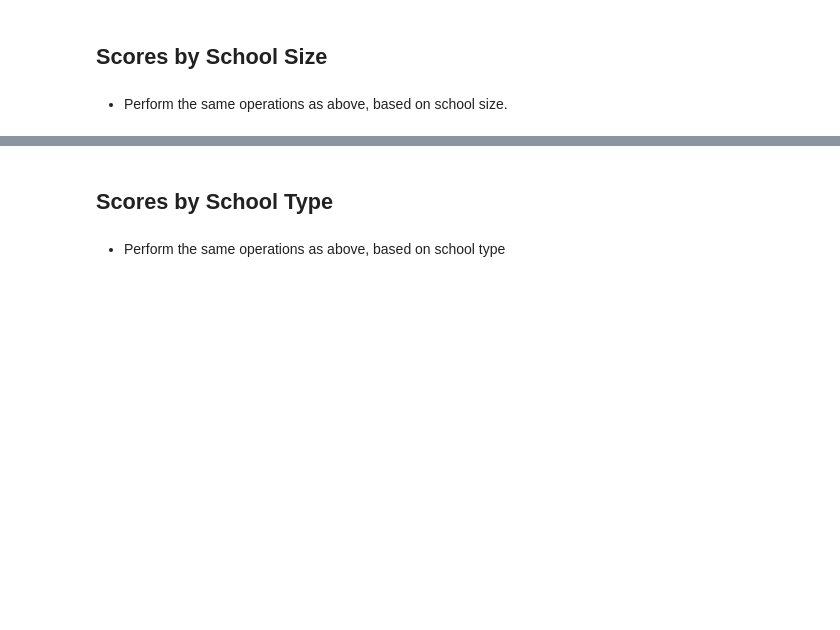
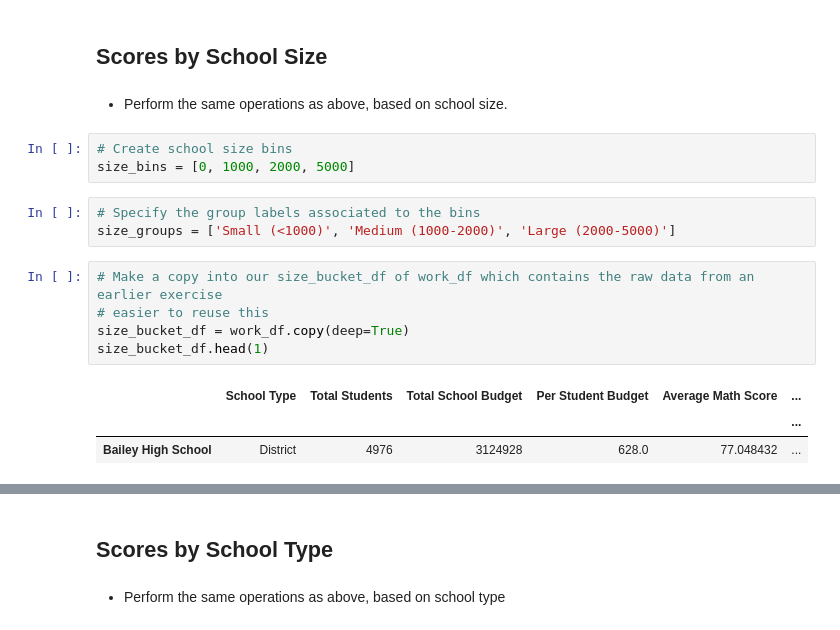
Before and after one commit to jayhjman/pandas-challenge, a Jupyter notebook: PyCitySchools/PyCitySchools.ipynb, the cells around one changed output, grey strips where cells are left out. Drawn from its saved outputs; the diff is of its cells as text; blank space fills up the shorter version.

```diff
--- a/PyCitySchools/PyCitySchools.ipynb
+++ b/PyCitySchools/PyCitySchools.ipynb
@@ -934,3 +1009,18 @@ format_reading_scores_by_grade_df
 ## Scores by School Size
 # %% [markdown]
 * Perform the same operations as above, based on school size.
+# %%
+# Create school size bins
+size_bins = [0, 1000, 2000, 5000]
+# %%
+# Specify the group labels associated to the bins
+size_groups = ['Small (<1000)', 'Medium (1000-2000)', 'Large (2000-5000)']
+# %%
+# Make a copy into our size_bucket_df of work_df which contains the raw data from an earlier exercise
+# easier to reuse this
+size_bucket_df = work_df.copy(deep=True)
+size_bucket_df.head(1)
+# %% [output]
+|  | School Type | Total Students | Total School Budget | Per Student Budget | Average Math Score | ... |
+|  |  |  |  |  |  | ... |
+| Bailey High School | District | 4976 | 3124928 | 628.0 | 77.048432 | ... |
```
Also changed, not shown: parts of 11 cells of this notebook.
